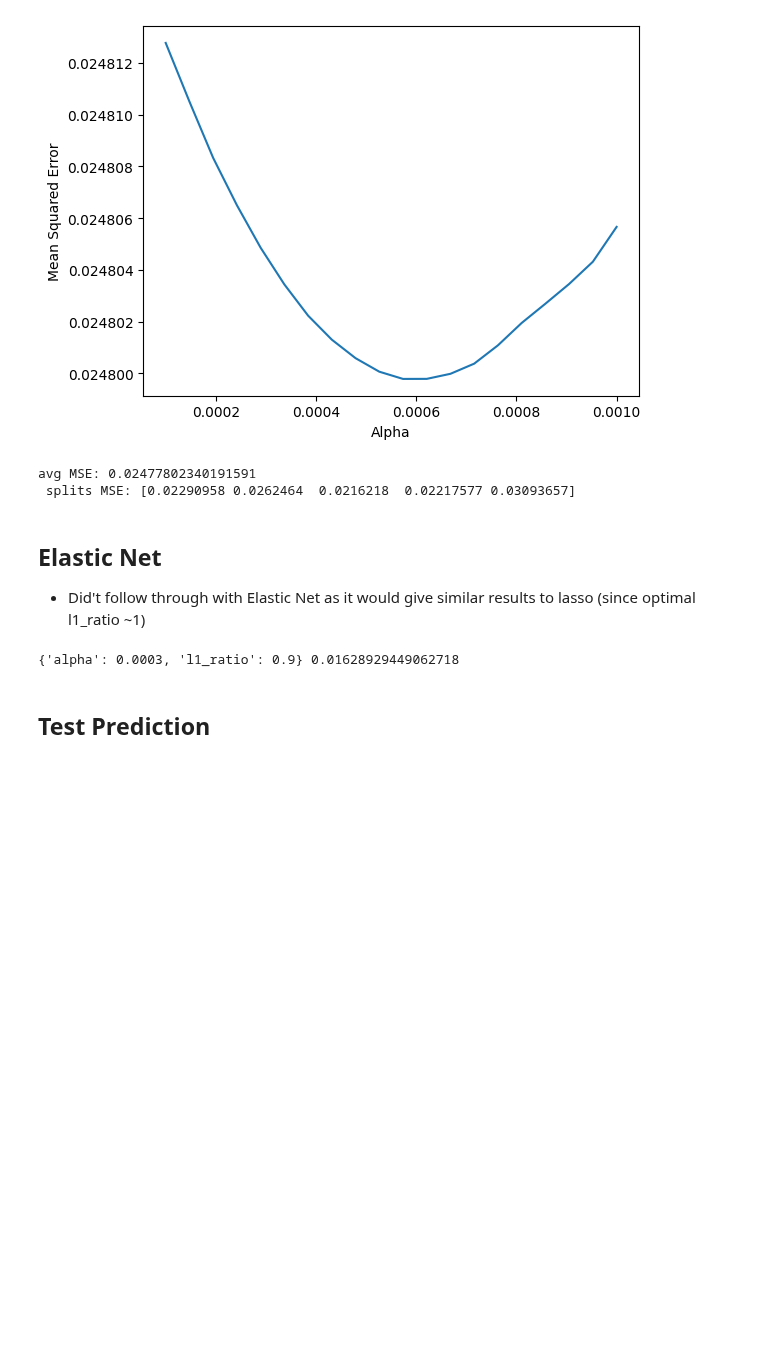
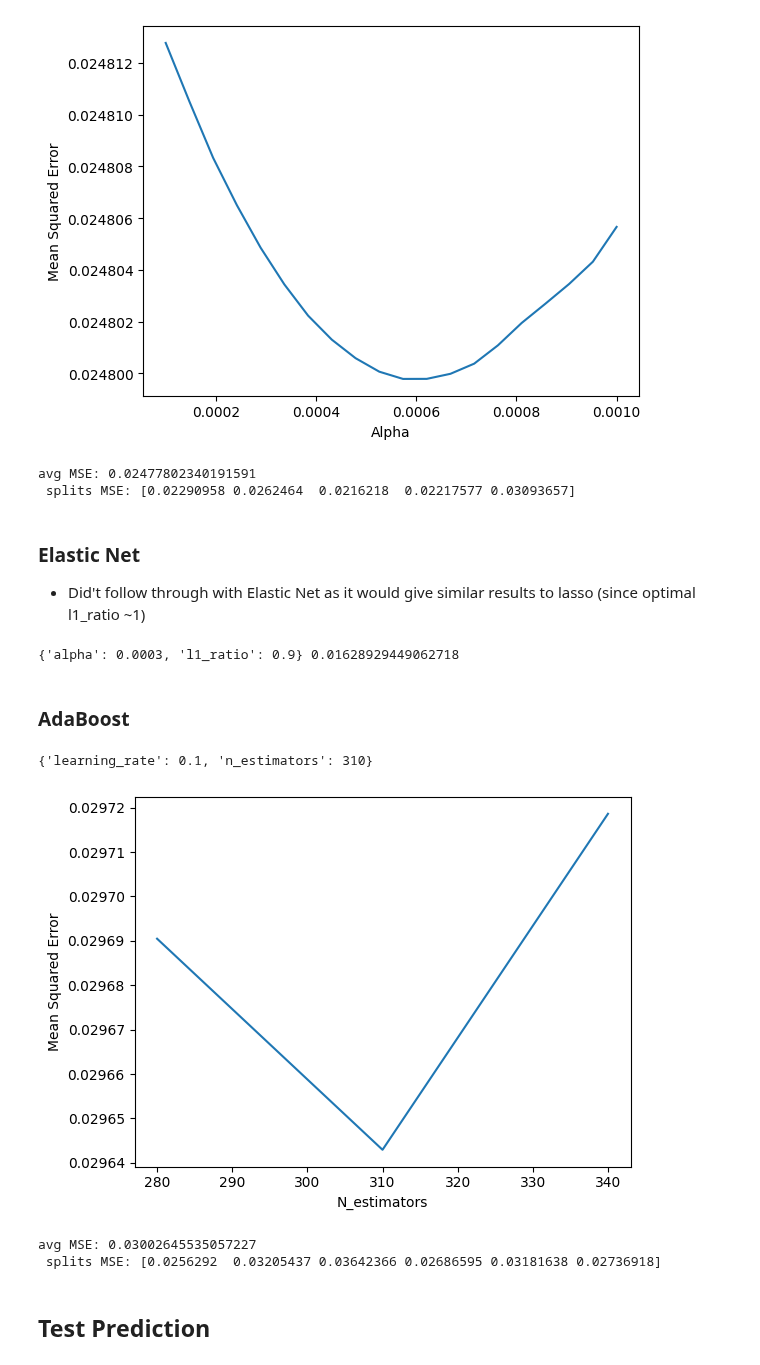
Before and after one commit to stephanie-yz/House-Prices, a Jupyter notebook: 03 Model Selection.ipynb, the cells around one changed output. Drawn from its saved outputs; the diff is of its cells as text; code cells hidden in the pictures; blank space fills up the shorter version.

```diff
--- a/03 Model Selection.ipynb
+++ b/03 Model Selection.ipynb
@@ -216,7 +217,7 @@ print(f'avg MSE: {np.mean(-lasso_cv_scores)}\n', f'splits MSE: {-lasso_cv_scores
 avg MSE: 0.02477802340191591
  splits MSE: [0.02290958 0.0262464  0.0216218  0.02217577 0.03093657]
 # %% [markdown]
-## Elastic Net
+### Elastic Net
 
 * Did't follow through with Elastic Net as it would give similar results to lasso (since optimal l1_ratio ~1)
 # %%
@@ -231,6 +232,38 @@ elnet_tuning.fit(x_train_onehot.values, y_train.values)
 print(elnet_tuning.best_params_, -elnet_tuning.best_score_)
 # %% [output]
 {'alpha': 0.0003, 'l1_ratio': 0.9} 0.01628929449062718
+# %% [markdown]
+### AdaBoost
+# %%
+## hyperparameter tuning: n_estimators
+param_grid = {'n_estimators' : np.arange(280,350,30), 'learning_rate': [0.1]}
+kf = KFold(n_splits=10, shuffle=True, random_state=8)
+
+ada_tuning = GridSearchCV(AdaBoostRegressor(random_state=8), param_grid, scoring='neg_mean_squared_error', cv=kf)
+ada_tuning.fit(x_train_onehot.values, y_train.values)
+ada_tuning_params = ada_tuning.cv_results_['param_n_estimators']
+ada_tuning_mse = -ada_tuning.cv_results_['mean_test_score']
+
+## find best param with lowest mse, and plot params against mse
+print(ada_tuning.best_params_)
+plt.plot(ada_tuning_params, ada_tuning_mse)
+plt.xlabel('N_estimators')
+plt.ylabel('Mean Squared Error')
+None
+# %% [output]
+{'learning_rate': 0.1, 'n_estimators': 310}
+[figure, added]
+# %%
+## instantiate ada algorithm, using best tuned param
+ada = AdaBoostRegressor(n_estimators=310, learning_rate=0.1, random_state=8)
+
+## cross validation
+kf = KFold(n_splits=6, shuffle=True, random_state=8)
+ada_cv_scores = cross_val_score(ada, x_train_onehot.values, y_train.values, scoring='neg_mean_squared_error', cv=kf)
+print(f'avg MSE: {-np.mean(ada_cv_scores)}\n', f'splits MSE: {-ada_cv_scores}')
+# %% [output]
+avg MSE: 0.03002645535057227
+ splits MSE: [0.0256292  0.03205437 0.03642366 0.02686595 0.03181638 0.02736918]
 # %% [markdown]
 ## Test Prediction
 # %%
```
Also changed, not shown: parts of 4 cells of this notebook, 1 other file.
